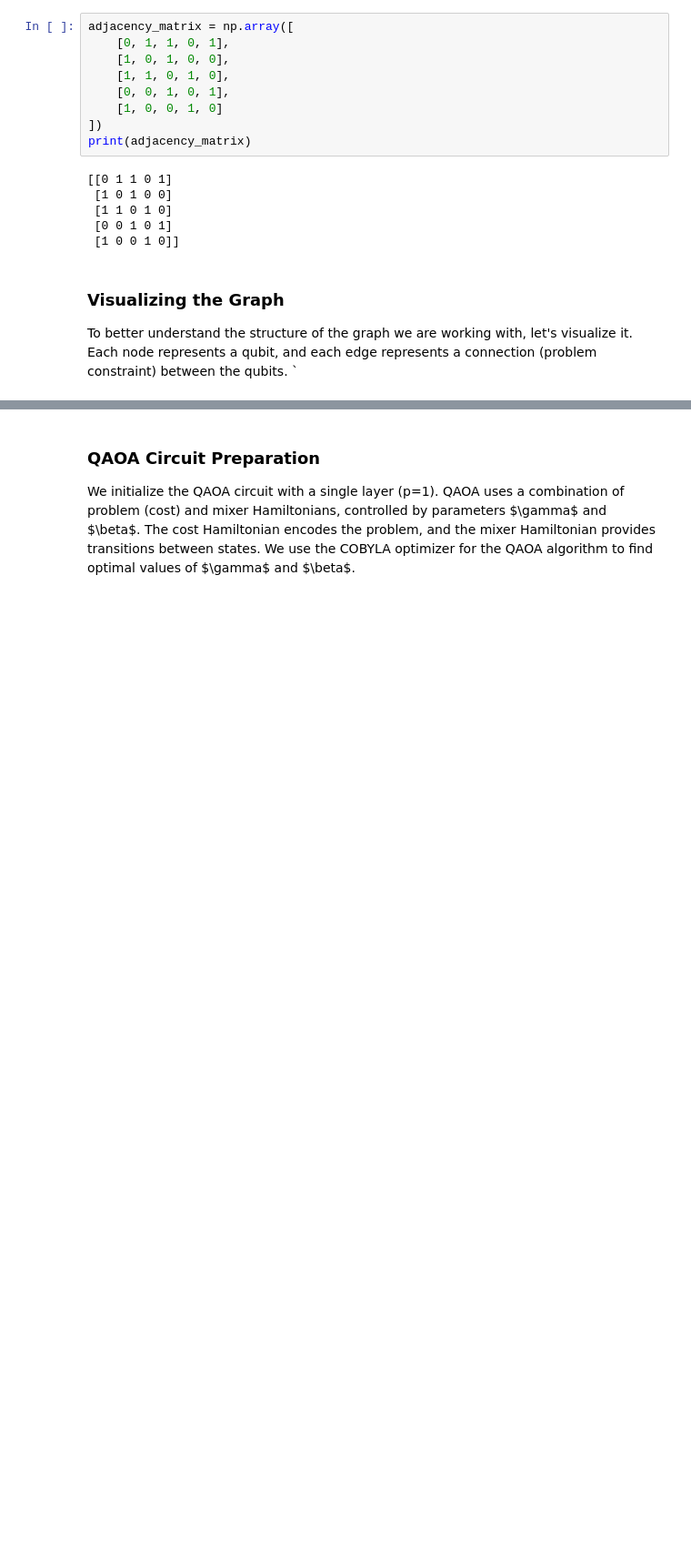
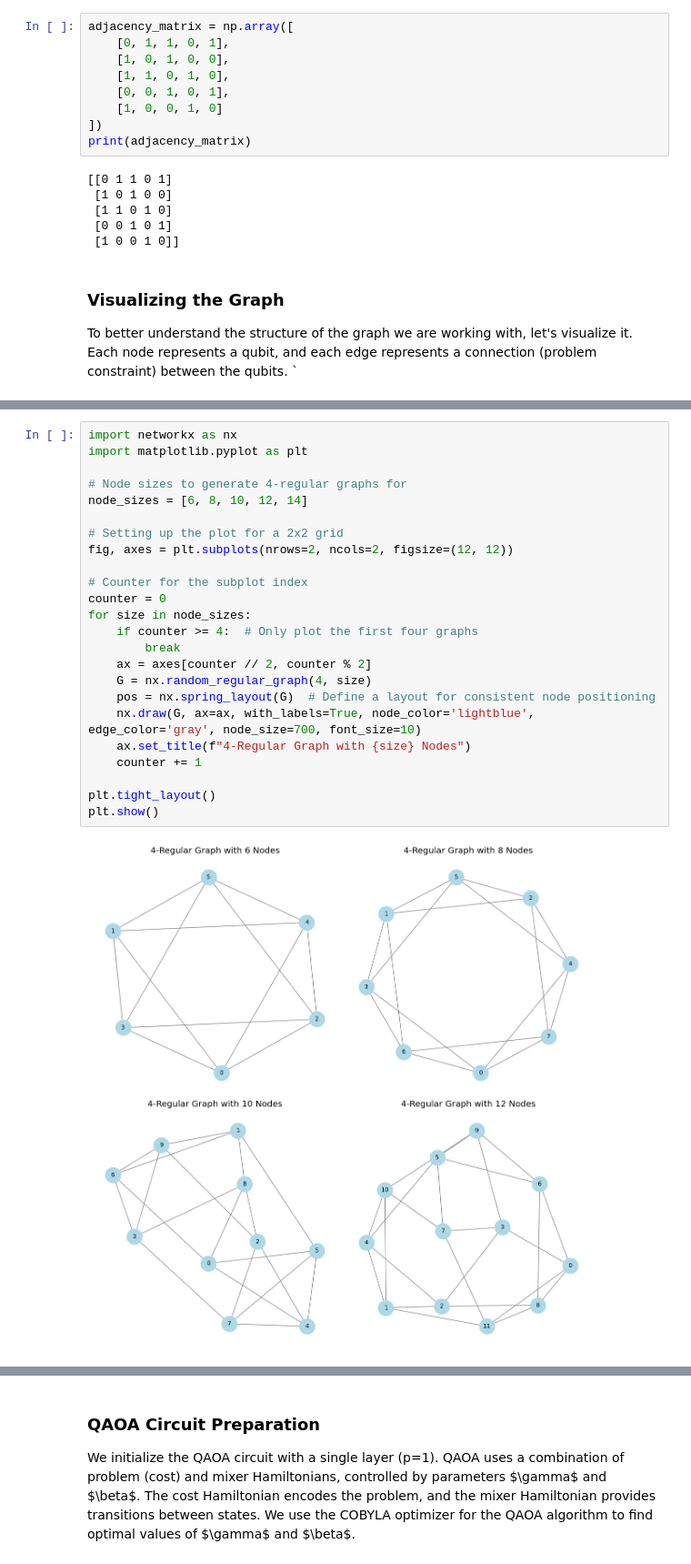
Before and after one commit to vivekkatial/HAQC, a Jupyter notebook: notebooks/Landscape of MAXCUT.ipynb, the cells around one changed output, grey strips where cells are left out. Shown: that part at 91% size. Saved outputs shown, nothing was run; the diff lists cells and outputs as text; blank space fills up the shorter version.

```diff
--- a/notebooks/Landscape of MAXCUT.ipynb
+++ b/notebooks/Landscape of MAXCUT.ipynb
@@ -54,3 +65,29 @@ plt.show()
+# %%
+import networkx as nx
+import matplotlib.pyplot as plt
+
+# Node sizes to generate 4-regular graphs for
+node_sizes = [6, 8, 10, 12, 14]
+
+# Setting up the plot for a 2x2 grid
+fig, axes = plt.subplots(nrows=2, ncols=2, figsize=(12, 12))
+
+# Counter for the subplot index
+counter = 0
+for size in node_sizes:
+    if counter >= 4:  # Only plot the first four graphs
+        break
+    ax = axes[counter // 2, counter % 2]
+    G = nx.random_regular_graph(4, size)
+    pos = nx.spring_layout(G)  # Define a layout for consistent node positioning
+    nx.draw(G, ax=ax, with_labels=True, node_color='lightblue', edge_color='gray', node_size=700, font_size=10)
+    ax.set_title(f"4-Regular Graph with {size} Nodes")
+    counter += 1
+
+plt.tight_layout()
+plt.show()
+# %% [output]
+[figure, added]
 # %% [markdown]
 ### Setting up the Max-Cut Problem
 Using Qiskit's `Maxcut` class, we convert our graph represented by the adjacency matrix into a problem that can be solved using a quantum algorithm. The `to_ising` method translates this problem into the Ising model, a formulation suitable for quantum optimization algorithms. In the Ising model, the goal is to minimize the Hamiltonian \$H = -\sum_{ij} A_{ij} Z_i Z_j\$, where \$Z_i\$ and \$Z_j\$ are the Pauli-Z operators on qubits \$i\$ and \$j\$.
```
Also changed, not shown: parts of 10 cells of this notebook, 2 other files.
